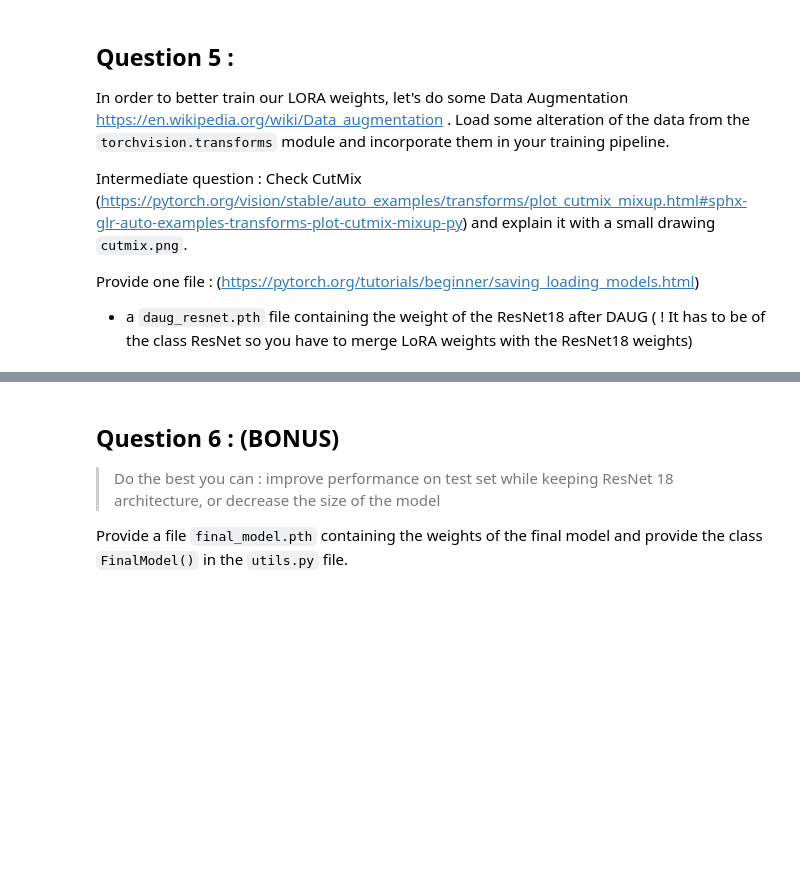
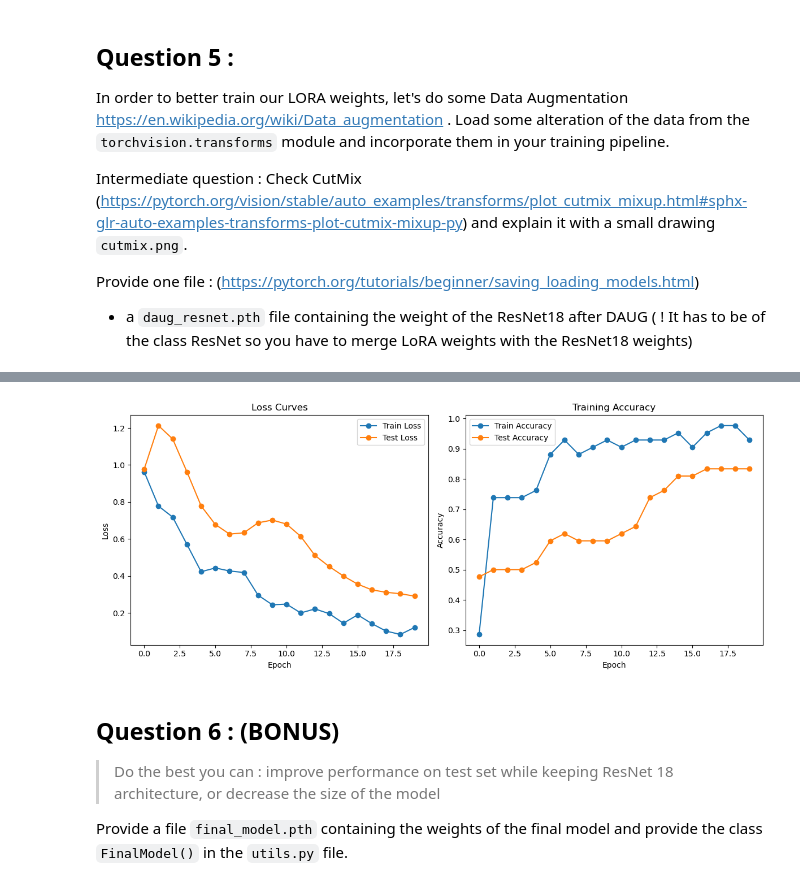
Before and after one commit to Theo92100/DLIP-4, a Jupyter notebook: TP4_Ben.ipynb, the cells around one changed output, grey strips where cells are left out. Saved outputs shown, nothing was run; the diff lists cells and outputs as text; code cells hidden in the pictures; blank space fills up the shorter version.

```diff
--- a/TP4_Ben.ipynb
+++ b/TP4_Ben.ipynb
@@ -728,0 +476,13 @@ torch.save(lora_model.state_dict(), "daug_resnet.pth")
+# %%
+train_losses, train_accuracies, test_losses, test_accuracies = training(
+    lora_model,
+    transformed_dataloader,
+    test_dataloader,
+    criterion,
+    optimizer,
+    num_epochs=20)
+
+plot_results(train_losses, train_accuracies, test_losses, test_accuracies)
+
+torch.save(lora_model.state_dict(), "daug_resnet.pth")
+# %% [output]
@@ -729,3 +509,4 @@ torch.save(lora_model.state_dict(), "daug_resnet.pth")
+[figure, added]
 # %% [markdown]
 ## Question 6 : (BONUS)
 > Do the best you can : improve performance on test set while keeping ResNet 18 architecture, or decrease the size of the model
```
Also changed, not shown: parts of 18 cells of this notebook, 4 other files.
